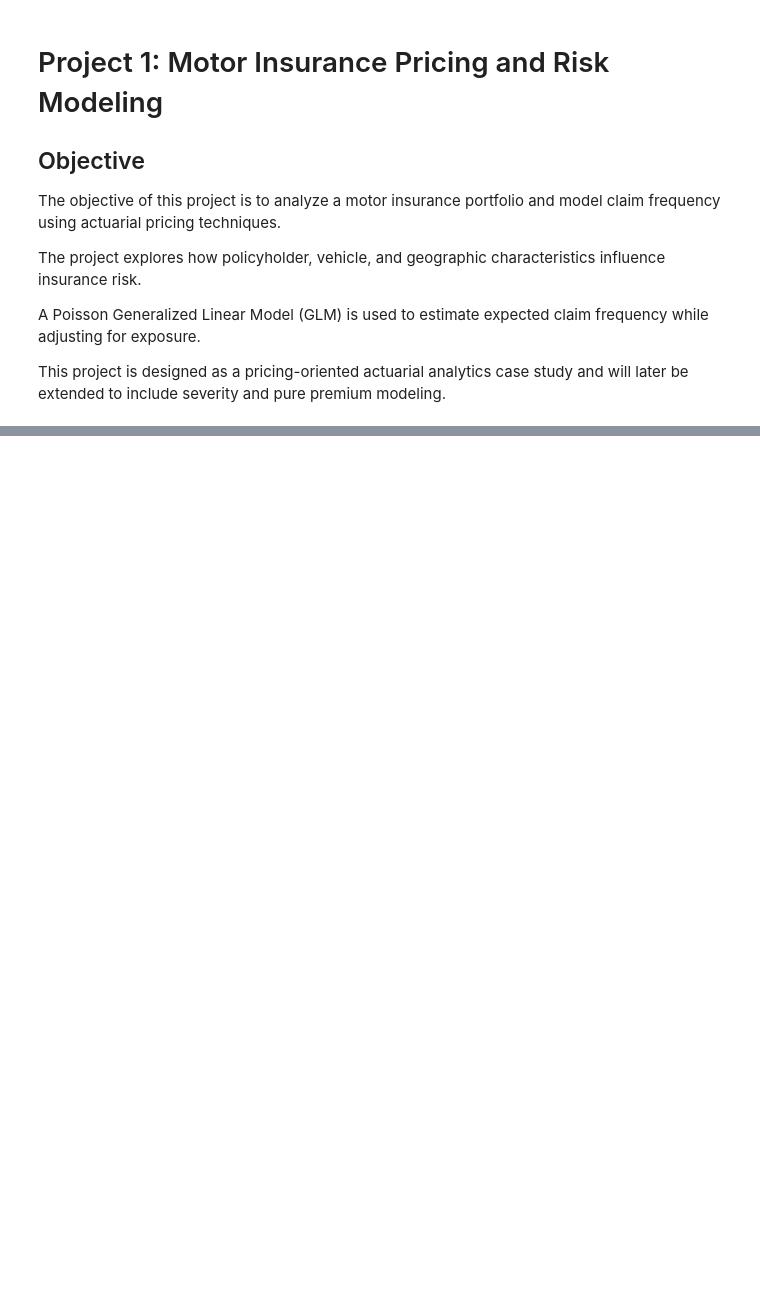
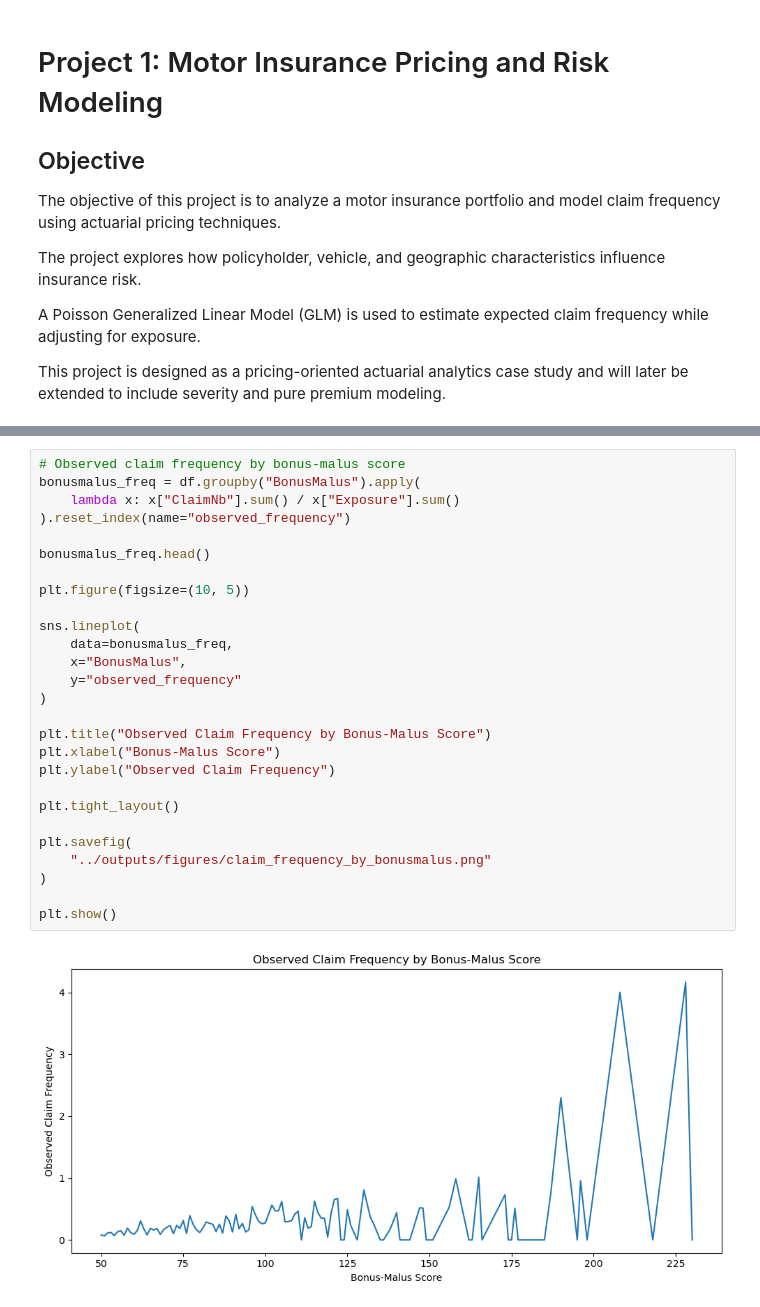
Before and after one commit to vbmenon/motor-insurance-pricing-python, a Jupyter notebook: notebooks/motor-insurance-pricing-python.ipynb, the cells around one changed output, grey strips where cells are left out. Drawn from its saved outputs; the diff is of its cells as text; blank space fills up the shorter version.

```diff
--- a/notebooks/motor-insurance-pricing-python.ipynb
+++ b/notebooks/motor-insurance-pricing-python.ipynb
@@ -317,0 +369,29 @@ segment.to_csv("../output/segment_summary.csv",index=False)
+# %%
+# Observed claim frequency by bonus-malus score
+bonusmalus_freq = df.groupby("BonusMalus").apply(
+    lambda x: x["ClaimNb"].sum() / x["Exposure"].sum()
+).reset_index(name="observed_frequency")
+
+bonusmalus_freq.head()
+
+plt.figure(figsize=(10, 5))
+
+sns.lineplot(
+    data=bonusmalus_freq,
+    x="BonusMalus",
+    y="observed_frequency"
+)
+
+plt.title("Observed Claim Frequency by Bonus-Malus Score")
+plt.xlabel("Bonus-Malus Score")
+plt.ylabel("Observed Claim Frequency")
+
+plt.tight_layout()
+
+plt.savefig(
+    "../outputs/figures/claim_frequency_by_bonusmalus.png"
+)
+
+plt.show()
+# %% [output]
+[figure, added]
```
Also changed, not shown: parts of 89 cells of this notebook, 14 other files.
